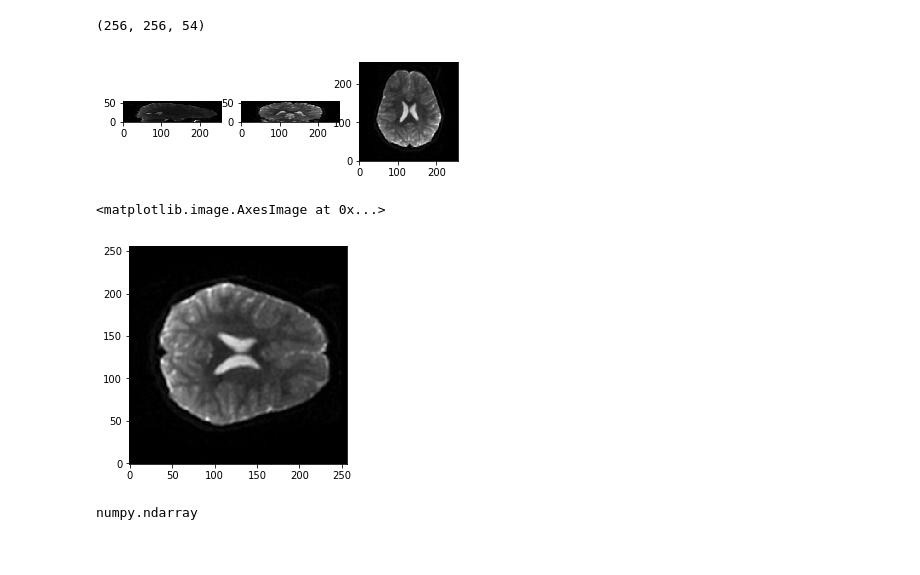
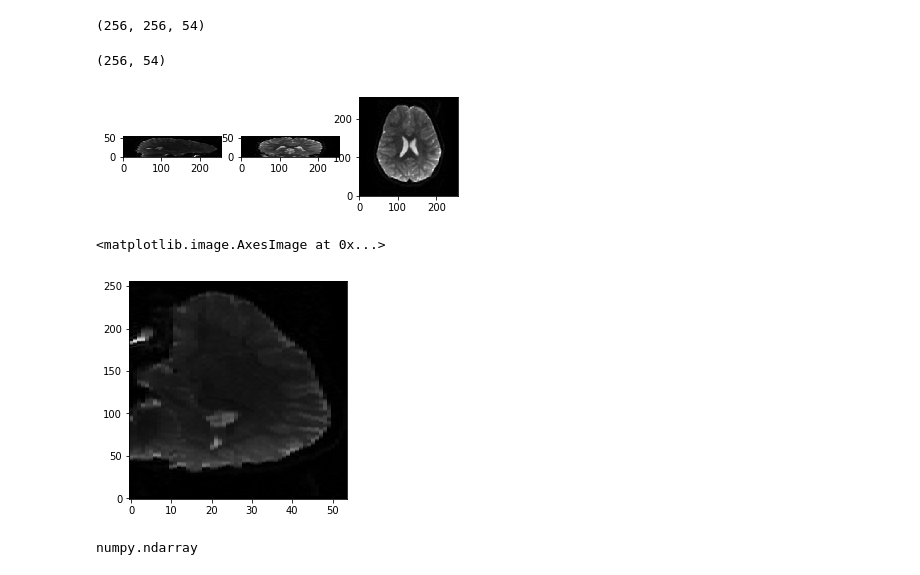
Before and after one commit to oscarychen/brAInzViewer, a Jupyter notebook: playground/NiBabelTutorial.ipynb, the cells around one changed output. Saved outputs shown, nothing was run; the diff lists cells and outputs as text; code cells hidden in the pictures.

```diff
--- a/playground/NiBabelTutorial.ipynb
+++ b/playground/NiBabelTutorial.ipynb
@@ -196,15 +196,19 @@ vol_1.shape
 slice_0 = vol_1[100,:,:]
 slice_1 = vol_1[:,100,:]
 slice_2 = vol_1[:,:,28]
+# %%
+slice_0.shape
+# %% [output]
+(256, 54)
 # %%
 show_slices([slice_0,slice_1,slice_2])
 # %% [output]
 [figure]
 # %%
-plt.imshow(slice_2, cmap='gray', origin='lower', aspect = 1)
+plt.imshow(slice_0, cmap='gray', origin='lower', aspect = 54/256)
 # %% [output]
 <matplotlib.image.AxesImage at 0x...>
-[figure, old version]
+[figure, new version]
 # %%
 type(slice_2)
 # %% [output]
```
Also changed, not shown: 4 other files.
